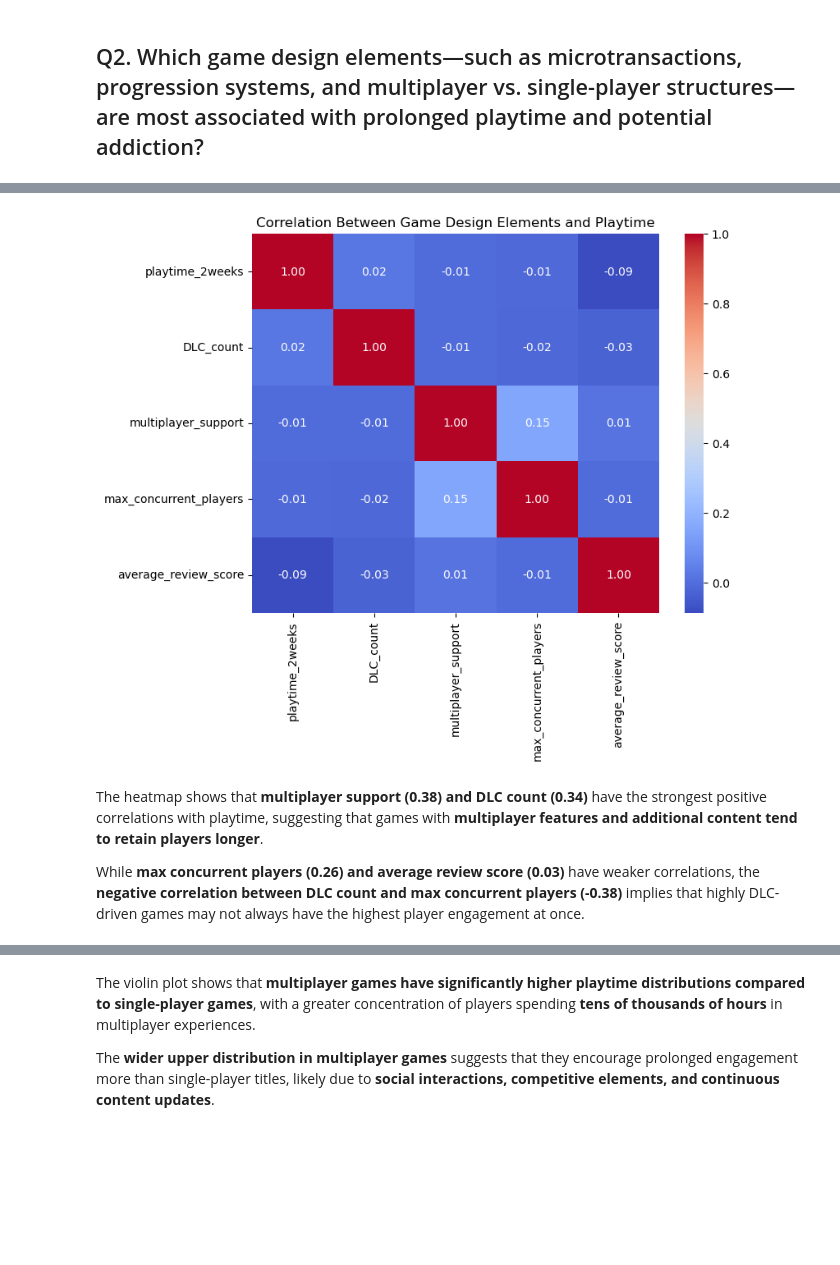
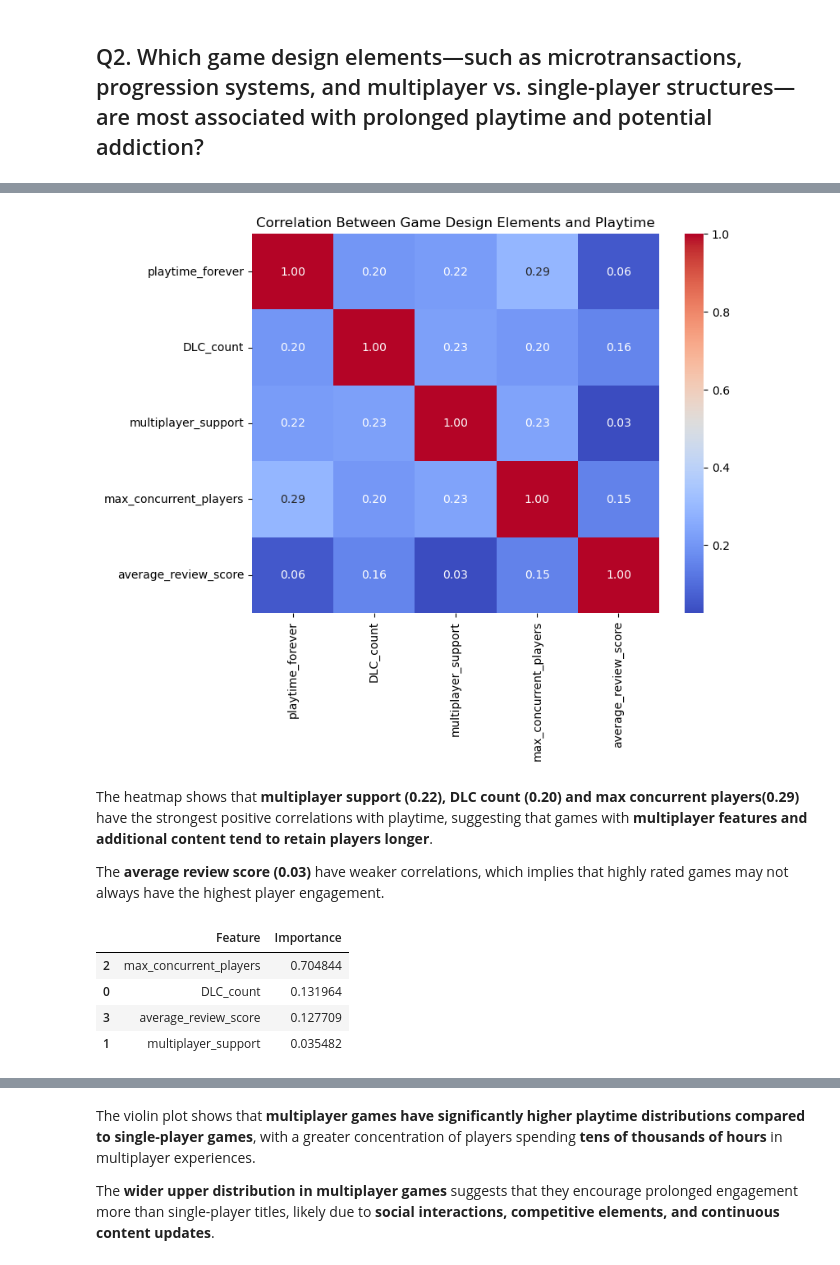
Before and after one commit to adhikaribiju/Analyzing-Gaming-Addiction-Trends-and-Player-Engagement, a Jupyter notebook: docs/Data Science Capstone.ipynb, the cells around one changed output, grey strips where cells are left out. Cells and saved outputs as stored; diff of their text form; code cells hidden in the pictures; blank space fills up the shorter version.

```diff
--- a/docs/Data Science Capstone.ipynb
+++ b/docs/Data Science Capstone.ipynb
@@ -619,26 +703,57 @@ memory usage: 50.6+ MB
 # %%
-
 # Merging user_data with games_data on game_id
 merged_data = users_data.merge(games_data, on='game_id', how='left')
 merged_data.dropna(inplace=True)
 
-merged_data = merged_data[merged_data["playtime_2weeks"] > 40] # 30 hours
+
+merged_data = merged_data[merged_data['playtime_2weeks'] > 0]
+
+
+merged_data['multiplayer_support'] = merged_data['multiplayer_support'].astype(int)
+
 
 # game design elements for analysis
-design_elements = ["DLC_count", "multiplayer_support", "max_concurrent_players",
-                    "average_review_score"]
+design_elements = ["DLC_count", "multiplayer_support", "max_concurrent_players", "average_review_score"]
 
-# correlation of game design elements with playtime_forever
-correlation_results = merged_data[["playtime_2weeks"] + design_elements].corr()
+
+merged_data['playtime_forever'] = np.log1p(merged_data['playtime_forever'])
+merged_data['DLC_count'] = np.log1p(merged_data['DLC_count'])
+merged_data['max_concurrent_players'] = np.log1p(merged_data['max_concurrent_players'])
+merged_data['average_review_score'] = np.log1p(merged_data['average_review_score'])
+merged_data['playtime_2weeks'] = np.log1p(merged_data['playtime_2weeks'])
+
+correlation_results = merged_data[["playtime_forever"] + design_elements].corr()
+
 
 # heatmap
 plt.figure(figsize=(8, 6))
 sns.heatmap(correlation_results, annot=True, cmap="coolwarm", fmt=".2f")
 plt.title("Correlation Between Game Design Elements and Playtime")
 plt.show()
 # %% [output]
-[figure, old version]
+[figure, new version]
 # %% [markdown]
-The heatmap shows that **multiplayer support (0.38) and DLC count (0.34)** have the strongest positive correlations with playtime, suggesting that games with **multiplayer features and additional content tend to retain players longer**.
+The heatmap shows that **multiplayer support (0.22), DLC count (0.20) and max concurrent players(0.29)** have the strongest positive correlations with playtime, suggesting that games with **multiplayer features and additional content tend to retain players longer**.
 
-While **max concurrent players (0.26) and average review score (0.03)** have weaker correlations, the **negative correlation between DLC count and max concurrent players (-0.38)** implies that highly DLC-driven games may not always have the highest player engagement at once.
+The **average review score (0.03)** have weaker correlations, which implies that highly rated games may not always have the highest player engagement.
+# %%
+from sklearn.ensemble import RandomForestRegressor
+from sklearn.model_selection import train_test_split
+
+X = merged_data[["DLC_count", "multiplayer_support", "max_concurrent_players", "average_review_score"]]
+y = merged_data["playtime_forever"]
+
+model = RandomForestRegressor(n_estimators=100, random_state=42)
+model.fit(X, y)
+
+feature_importances = model.feature_importances_
+
+importances_df = pd.DataFrame({'Feature': X.columns, 'Importance': feature_importances})
+importances_df.sort_values(by='Importance', ascending=False, inplace=True)
+importances_df
+# %% [output]
+|  | Feature | Importance |
+| 2 | max_concurrent_players | 0.704844 |
+| 0 | DLC_count | 0.131964 |
+| 3 | average_review_score | 0.127709 |
+| 1 | multiplayer_support | 0.035482 |
```
Also changed, not shown: parts of 40 cells of this notebook, 7 other files.
